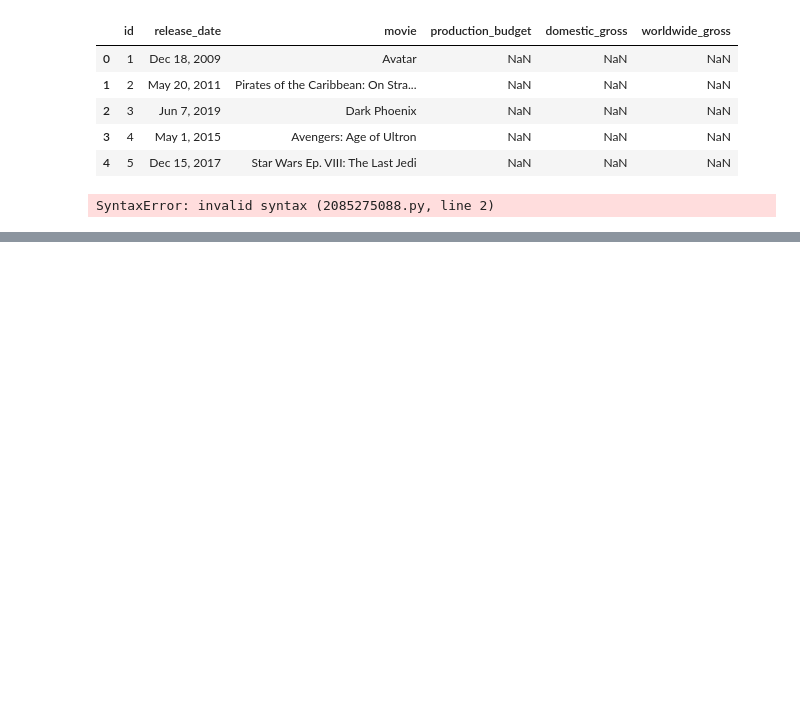
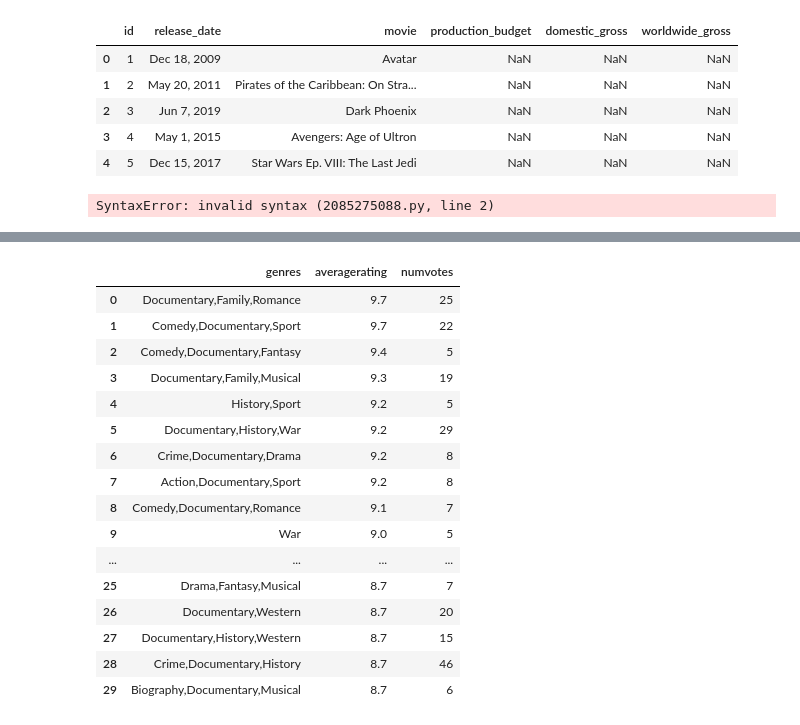
Before and after one commit to jmarksk/MovieBusinessProject, a Jupyter notebook: student.ipynb, the cells around one changed output, grey strips where cells are left out. Drawn from its saved outputs; the diff is of its cells as text; code cells hidden in the pictures; blank space fills up the shorter version.

```diff
--- a/student.ipynb
+++ b/student.ipynb
@@ -350,0 +370,28 @@ SyntaxError: invalid syntax (2085275088.py, line 2)
+# %%
+#Find out what movies get the highest ratings.
+q3 = """SELECT mb.genres, mr.averagerating, mr.numvotes
+        FROM movie_basics as mb
+        JOIN movie_ratings as mr
+            ON mb.movie_id = mr.movie_id
+        GROUP BY mb.genres
+        ORDER BY mr.averagerating DESC
+        LIMIT 30"""
+pd.read_sql(q3,conn)
+# %% [output]
+|  | genres | averagerating | numvotes |
+| 0 | Documentary,Family,Romance | 9.7 | 25 |
+| 1 | Comedy,Documentary,Sport | 9.7 | 22 |
+| 2 | Comedy,Documentary,Fantasy | 9.4 | 5 |
+| 3 | Documentary,Family,Musical | 9.3 | 19 |
+| 4 | History,Sport | 9.2 | 5 |
+| 5 | Documentary,History,War | 9.2 | 29 |
+| 6 | Crime,Documentary,Drama | 9.2 | 8 |
+| 7 | Action,Documentary,Sport | 9.2 | 8 |
+| 8 | Comedy,Documentary,Romance | 9.1 | 7 |
+| 9 | War | 9.0 | 5 |
+| ... | ... | ... | ... |
+| 25 | Drama,Fantasy,Musical | 8.7 | 7 |
+| 26 | Documentary,Western | 8.7 | 20 |
+| 27 | Documentary,History,Western | 8.7 | 15 |
+| 28 | Crime,Documentary,History | 8.7 | 46 |
+| 29 | Biography,Documentary,Musical | 8.7 | 6 |
```
Also changed, not shown: parts of 12 cells of this notebook.
